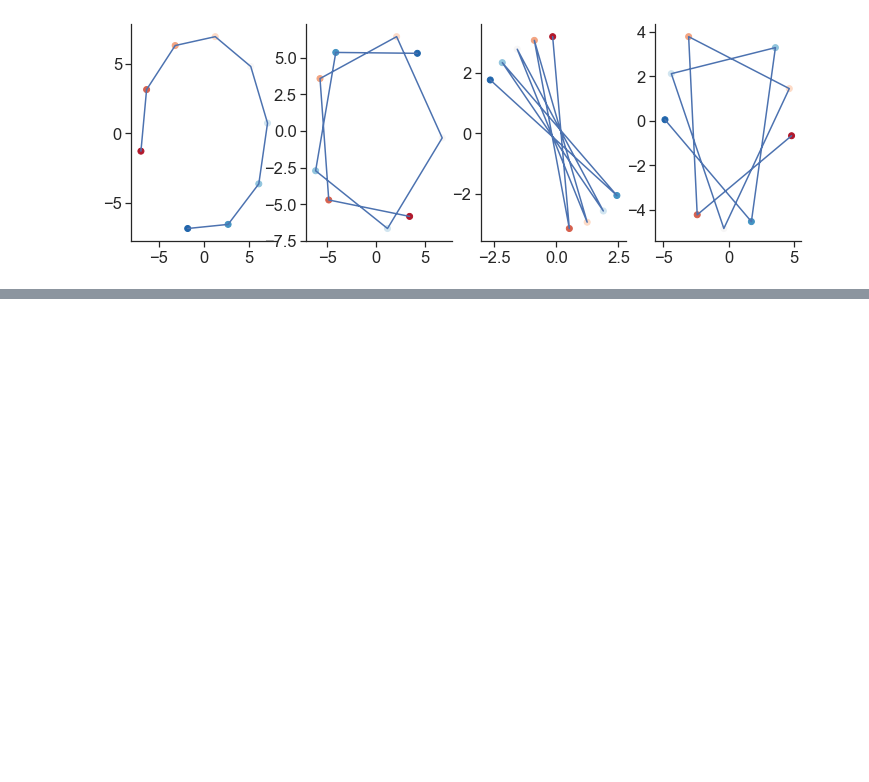
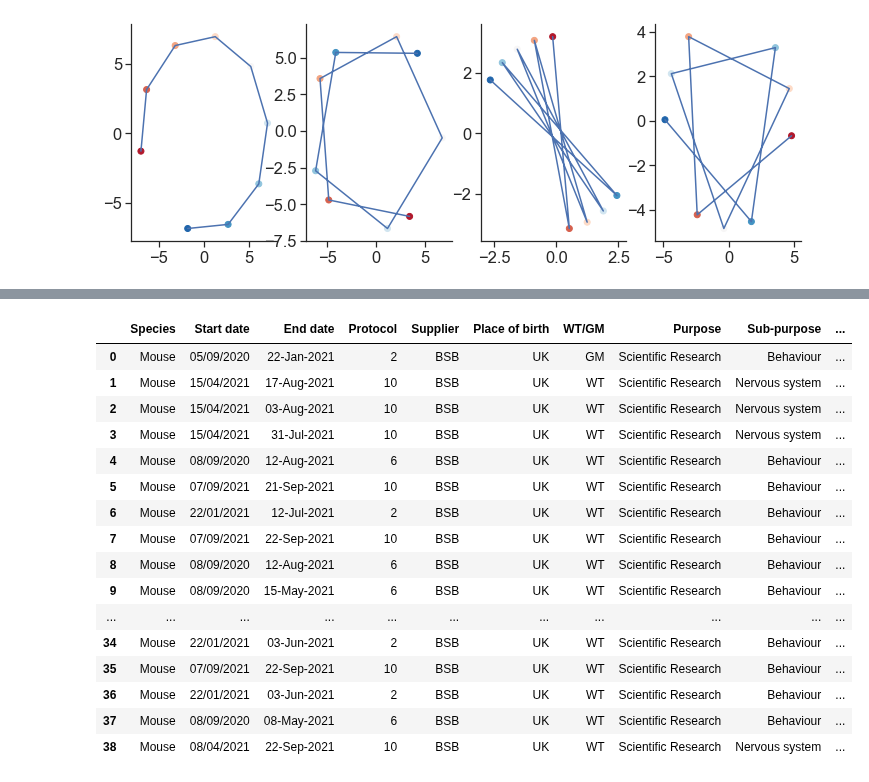
Before and after one commit to yves-weissenberger/ll_ephys, a Jupyter notebook: ephys_notebooks/unitary_dynamics_on_data_visualisation.ipynb, the cells around one changed output, grey strips where cells are left out. Cells and saved outputs as stored; diff of their text form; code cells hidden in the pictures; blank space fills up the shorter version.

```diff
--- a/ephys_notebooks/unitary_dynamics_on_data_visualisation.ipynb
+++ b/ephys_notebooks/unitary_dynamics_on_data_visualisation.ipynb
@@ -858,0 +973,2 @@ seaborn.despine()
+# %%
+df = pd.read_csv("/Users/yves/Desktop/HO_returns.csv",index_col=0)
@@ -858,0 +1041,20 @@ seaborn.despine()
+# %%
+df
+# %% [output]
+|  | Species | Start date | End date | Protocol | Supplier | Place of birth | WT/GM | Purpose | Sub-purpose | ... |
+| 0 | Mouse | 05/09/2020 | 22-Jan-2021 | 2 | BSB | UK | GM | Scientific Research | Behaviour | ... |
+| 1 | Mouse | 15/04/2021 | 17-Aug-2021 | 10 | BSB | UK | WT | Scientific Research | Nervous system | ... |
+| 2 | Mouse | 15/04/2021 | 03-Aug-2021 | 10 | BSB | UK | WT | Scientific Research | Nervous system | ... |
+| 3 | Mouse | 15/04/2021 | 31-Jul-2021 | 10 | BSB | UK | WT | Scientific Research | Nervous system | ... |
+| 4 | Mouse | 08/09/2020 | 12-Aug-2021 | 6 | BSB | UK | WT | Scientific Research | Behaviour | ... |
+| 5 | Mouse | 07/09/2021 | 21-Sep-2021 | 10 | BSB | UK | WT | Scientific Research | Behaviour | ... |
+| 6 | Mouse | 22/01/2021 | 12-Jul-2021 | 2 | BSB | UK | WT | Scientific Research | Behaviour | ... |
+| 7 | Mouse | 07/09/2021 | 22-Sep-2021 | 10 | BSB | UK | WT | Scientific Research | Behaviour | ... |
+| 8 | Mouse | 08/09/2020 | 12-Aug-2021 | 6 | BSB | UK | WT | Scientific Research | Behaviour | ... |
+| 9 | Mouse | 08/09/2020 | 15-May-2021 | 6 | BSB | UK | WT | Scientific Research | Behaviour | ... |
+| ... | ... | ... | ... | ... | ... | ... | ... | ... | ... | ... |
+| 34 | Mouse | 22/01/2021 | 03-Jun-2021 | 2 | BSB | UK | WT | Scientific Research | Behaviour | ... |
+| 35 | Mouse | 07/09/2021 | 22-Sep-2021 | 10 | BSB | UK | WT | Scientific Research | Behaviour | ... |
+| 36 | Mouse | 22/01/2021 | 03-Jun-2021 | 2 | BSB | UK | WT | Scientific Research | Behaviour | ... |
+| 37 | Mouse | 08/09/2020 | 08-May-2021 | 6 | BSB | UK | WT | Scientific Research | Behaviour | ... |
+| 38 | Mouse | 08/04/2021 | 22-Sep-2021 | 10 | BSB | UK | WT | Scientific Research | Nervous system | ... |
```
Also changed, not shown: parts of 36 cells of this notebook, 3 other files.
